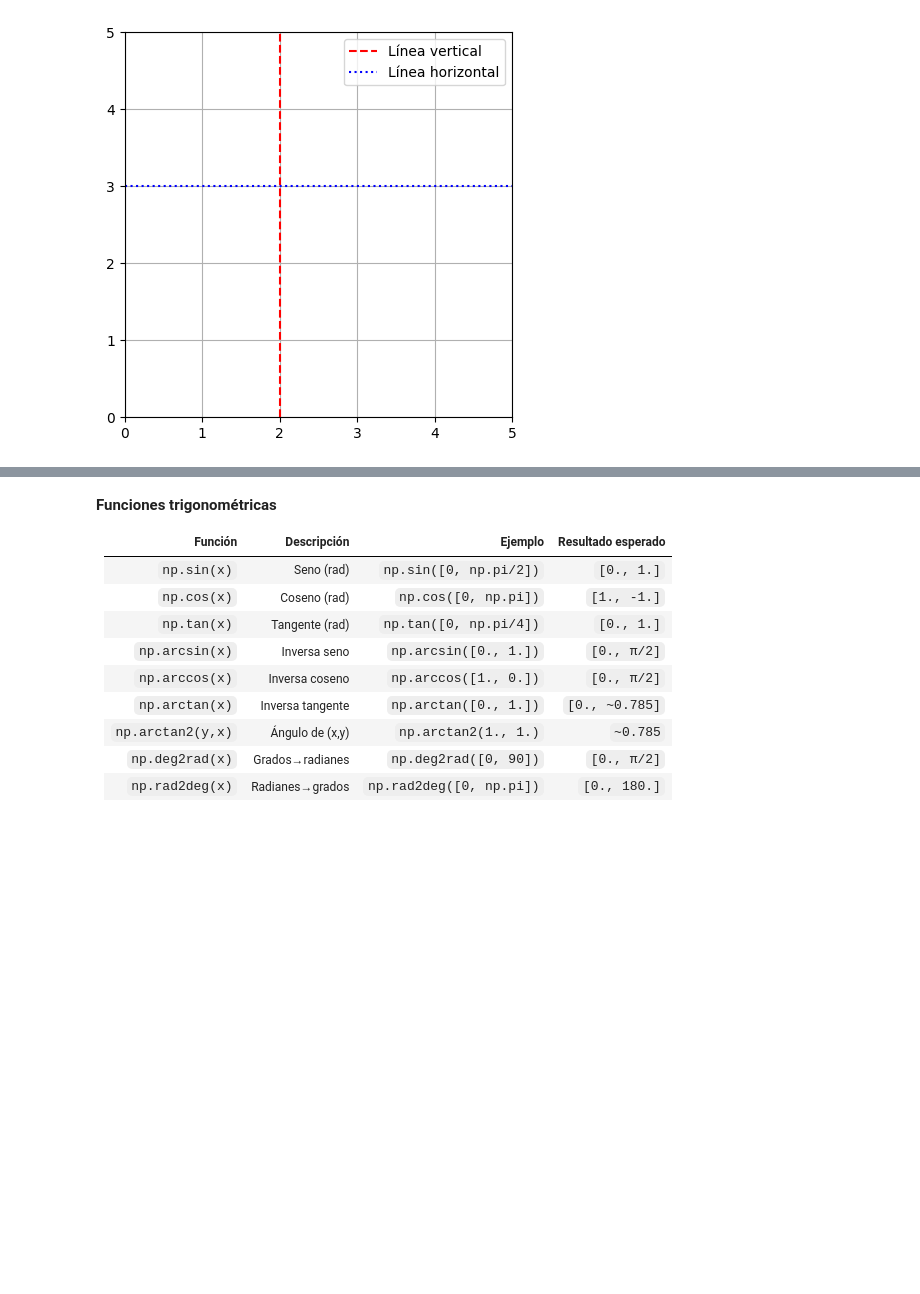
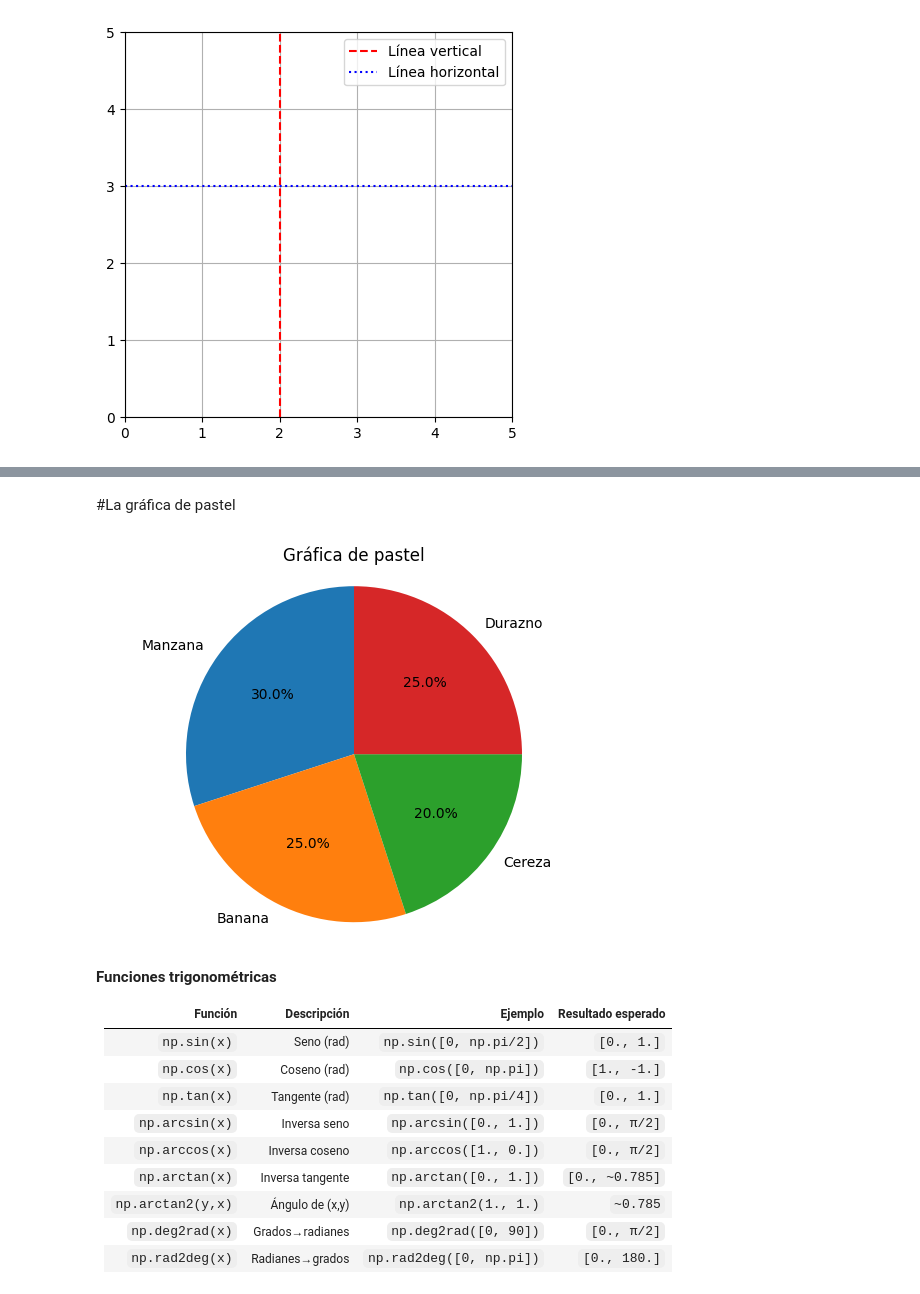
Before and after one commit to mike1502/THC, a Jupyter notebook: Python/NivelIntermedio/Modulos_Y_Bibliotecas/matplotlib.ipynb, the cells around one changed output, grey strips where cells are left out. Saved outputs shown, nothing was run; the diff lists cells and outputs as text; code cells hidden in the pictures; blank space fills up the shorter version.

```diff
--- a/Python/NivelIntermedio/Modulos_Y_Bibliotecas/matplotlib.ipynb
+++ b/Python/NivelIntermedio/Modulos_Y_Bibliotecas/matplotlib.ipynb
@@ -786,3 +817,16 @@ plt.show()
+# %% [markdown]
+#La gráfica de pastel
+# %%
+etiquetas = ["Manzana", "Banana", "Cereza", "Durazno"]
+porcentajes = [30, 25, 20, 25]  # Deben sumar ~100
+
+plt.figure()
+plt.pie(porcentajes, labels=etiquetas, autopct="%1.1f%%", startangle=90)
+plt.title("Gráfica de pastel")
+plt.axis("equal")  # Mantener círculo
+plt.show()
+# %% [output]
+[figure, added]
 # %% [markdown]
 **Funciones trigonométricas**
 
```
Also changed, not shown: parts of 4 cells of this notebook.
